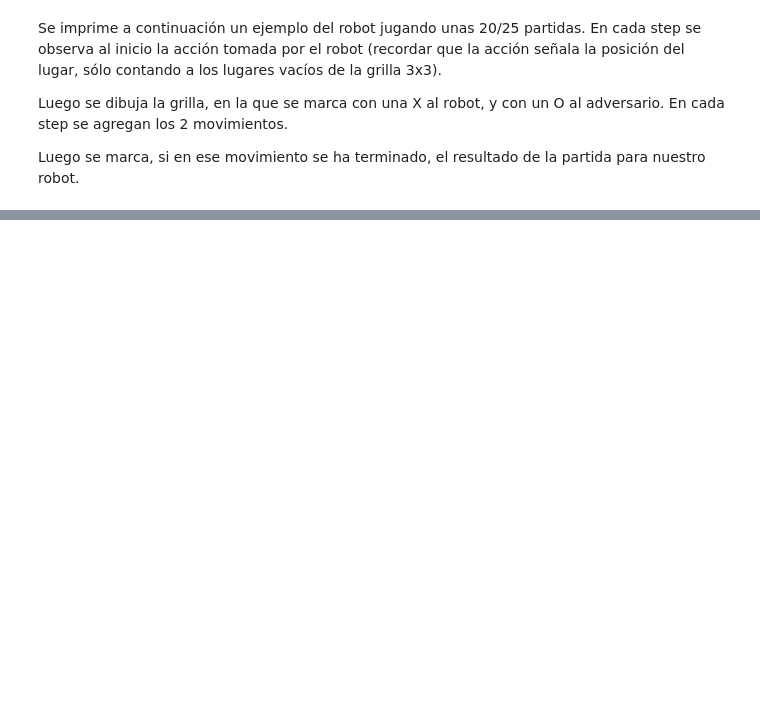
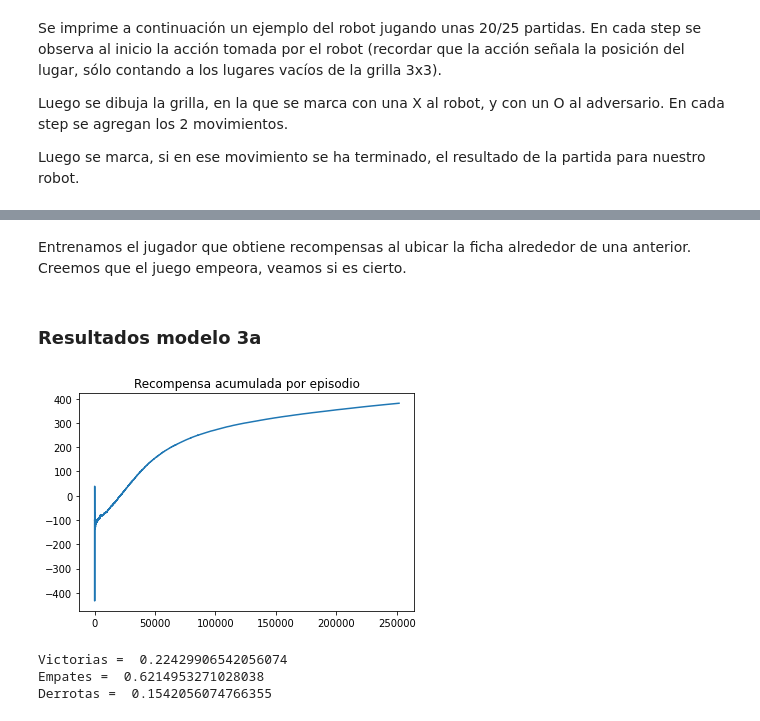
Before and after one commit to natanrajch/DiploDatos, a Jupyter notebook: aprendizaje_refuerzos/TicTacToe_RL.ipynb, the cells around one changed output, grey strips where cells are left out. Saved outputs shown, nothing was run; the diff lists cells and outputs as text; code cells hidden in the pictures; blank space fills up the shorter version.

```diff
--- a/aprendizaje_refuerzos/TicTacToe_RL.ipynb
+++ b/aprendizaje_refuerzos/TicTacToe_RL.ipynb
@@ -622,0 +523,18 @@ Empate mediante action= [1]
+# %% [markdown]
+Entrenamos el jugador que obtiene recompensas al ubicar la ficha alrededor de una anterior. Creemos que el juego empeora, veamos si es cierto.
+# %%
+ttt2 = TicTacToe2(reward_around=500, penalty_not_around=100)
+env = make_vec_env(lambda: ttt2, n_envs=1, seed=22)
+model = PPO('MlpPolicy', env).learn(250_000)
+# %% [markdown]
+### Resultados modelo 3a
+# %%
+plot_reward_per_episode(ttt2.accum_reward)
+# %% [output]
+[figure, added]
+# %%
+calculate_results(model, env)
+# %% [output]
+Victorias =  0.22429906542056074
+Empates =  0.6214953271028038
+Derrotas =  0.1542056074766355
```
Also changed, not shown: parts of 71 cells of this notebook.
